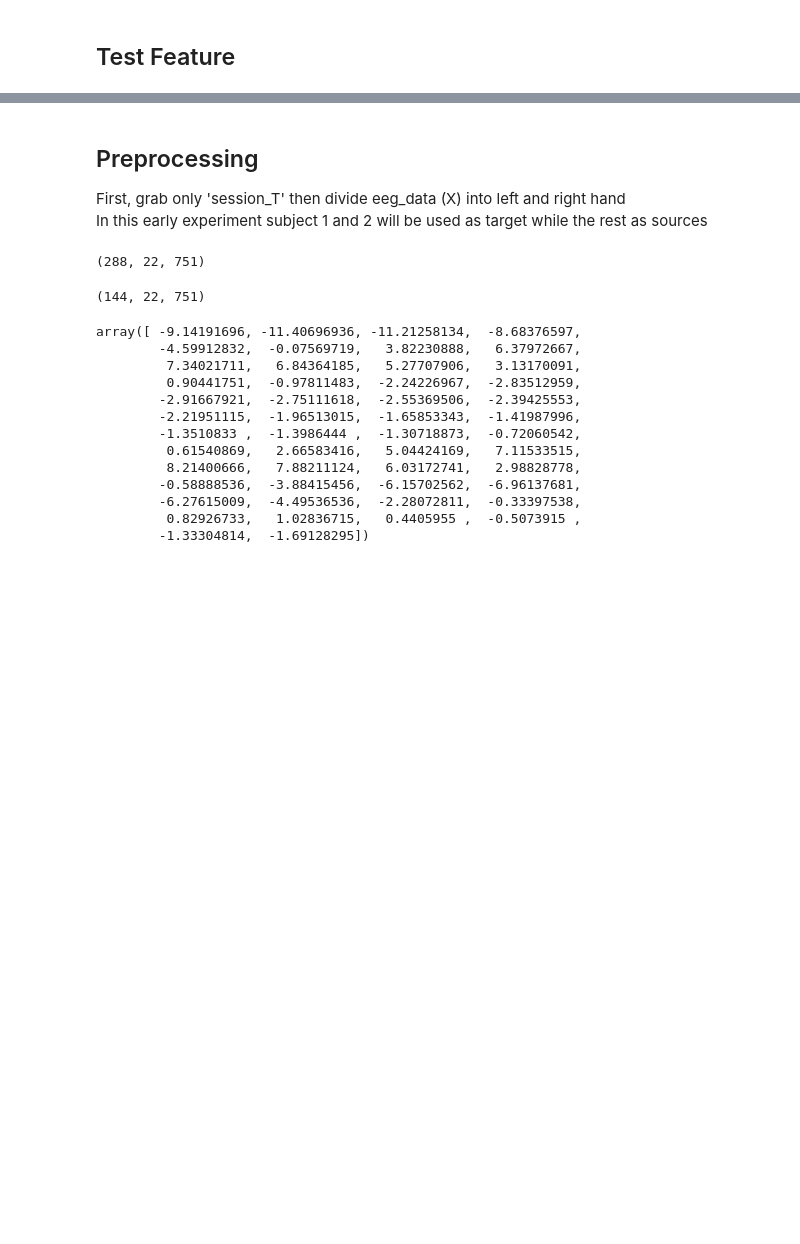
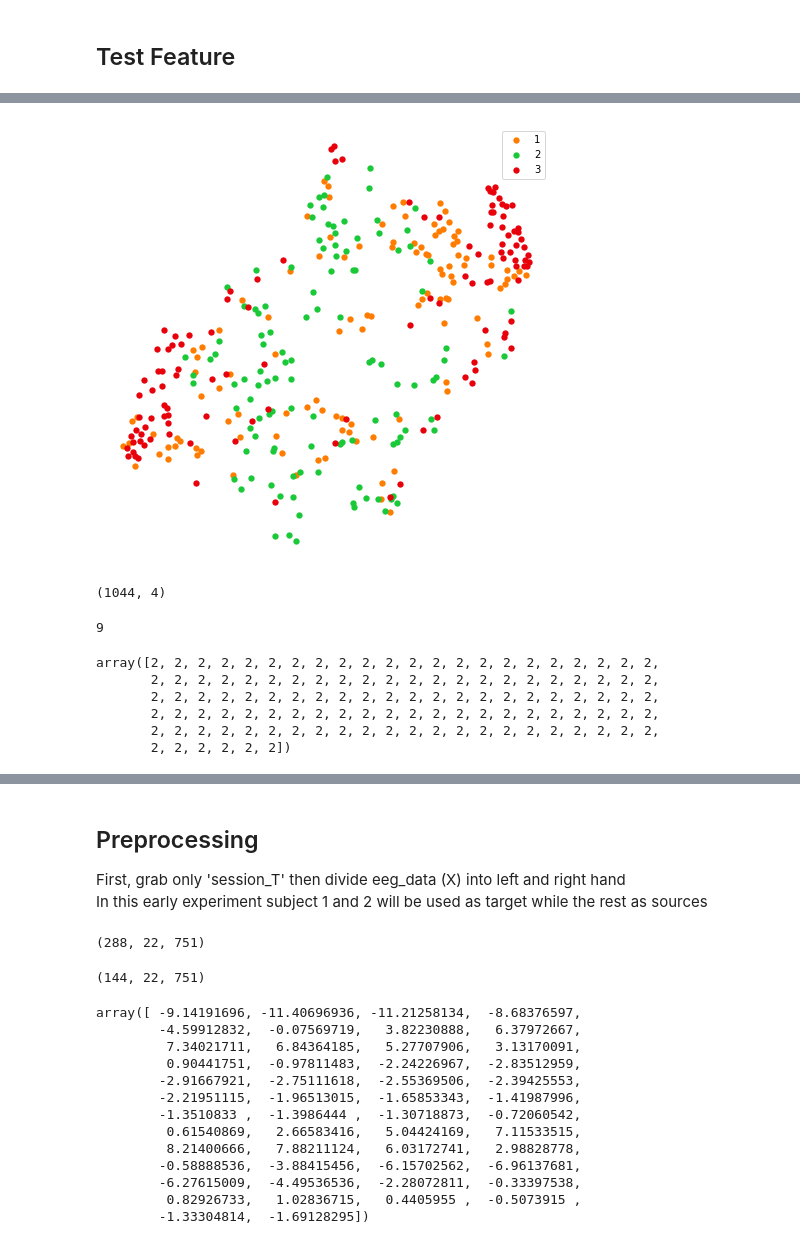
Before and after one commit to orvindemsy/EA-wLTL, a Jupyter notebook: EA+weighted_TL.ipynb, the cells around one changed output, grey strips where cells are left out. Drawn from its saved outputs; the diff is of its cells as text; code cells hidden in the pictures; blank space fills up the shorter version.

```diff
--- a/EA+weighted_TL.ipynb
+++ b/EA+weighted_TL.ipynb
@@ -449,17 +599,17 @@ m = 2
 # Seed to fix randomization
 np.random.seed(42)
 
+print('============ Not Aligned ===============')
 # Create new keys for trainning and test feature vector
-for i in range(1, ns):
-    subj = subject_counter(i)
+for subj in mod_data.keys():
 
     print('Generating training vector for ', subj)
 
     mod_data[subj]['train']= {}
 
     temp_W = mod_data[subj]['CSP']['W']
-    temp_EEG_left = mod_data[subj]['EEG_left_train']
-    temp_EEG_right = mod_data[subj]['EEG_right_train']
+    temp_EEG_left = mod_data[subj]['left_train']
+    temp_EEG_right = mod_data[subj]['right_train']
 
     # LEFT
     mod_data[subj]['train']['Z_left'] = compute_Z(temp_W, temp_EEG_left, m)
@@ -564,0 +951,30 @@ Test dataset shape (28, 5)
+# %%
+f = plt.figure(figsize=(8, 8))
+ax = plt.subplot(aspect='equal')
+
+for i in np.unique(list_subj)[:3]:
+    sc = ax.scatter(X_embed[list_subj==i][:, 0], X_embed[list_subj==i][:, 1], lw=0, s=40, color=palette[i], label=i)
+    ax.legend()
+    ax.axis('off')
+    ax.axis('tight')
+
+plt.show()
+# %% [output]
+[figure, added]
+# %%
+X.shape
+# %% [output]
+(1044, 4)
+# %%
+len(list_subj)
+# %% [output]
+9
+# %%
+list_subj[116:232]
+# %% [output]
+array([2, 2, 2, 2, 2, 2, 2, 2, 2, 2, 2, 2, 2, 2, 2, 2, 2, 2, 2, 2, 2, 2,
+       2, 2, 2, 2, 2, 2, 2, 2, 2, 2, 2, 2, 2, 2, 2, 2, 2, 2, 2, 2, 2, 2,
+       2, 2, 2, 2, 2, 2, 2, 2, 2, 2, 2, 2, 2, 2, 2, 2, 2, 2, 2, 2, 2, 2,
+       2, 2, 2, 2, 2, 2, 2, 2, 2, 2, 2, 2, 2, 2, 2, 2, 2, 2, 2, 2, 2, 2,
+       2, 2, 2, 2, 2, 2, 2, 2, 2, 2, 2, 2, 2, 2, 2, 2, 2, 2, 2, 2, 2, 2,
+       2, 2, 2, 2, 2, 2])
```
Also changed, not shown: parts of 82 cells of this notebook.
